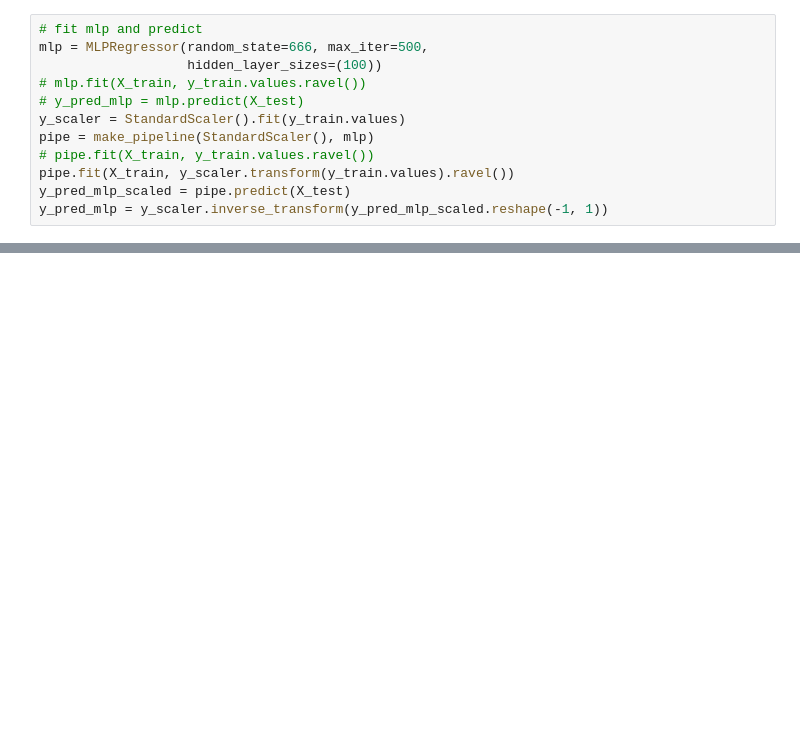
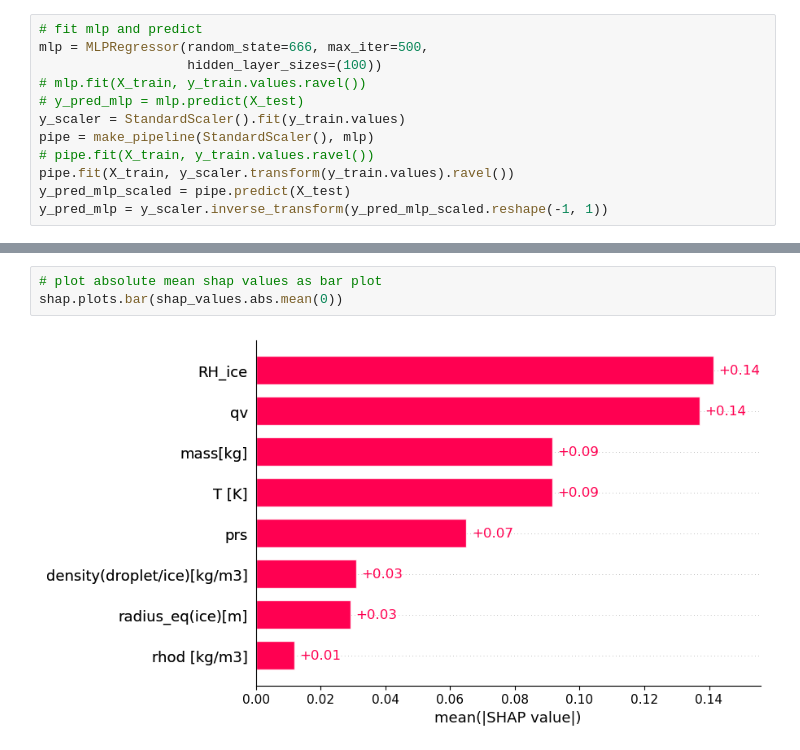
Before and after one commit to josephko91/ice-mp-su24, a Jupyter notebook: ml_examples/next_step_prediction.ipynb, the cells around one changed output, grey strips where cells are left out. Cells and saved outputs as stored; diff of their text form; blank space fills up the shorter version.

```diff
--- a/ml_examples/next_step_prediction.ipynb
+++ b/ml_examples/next_step_prediction.ipynb
@@ -367,0 +272,5 @@ Coefficient of determination: 1.00
+# %%
+# plot absolute mean shap values as bar plot
+shap.plots.bar(shap_values.abs.mean(0))
+# %% [output]
+[figure, added]
```
Also changed, not shown: parts of 41 cells of this notebook.
